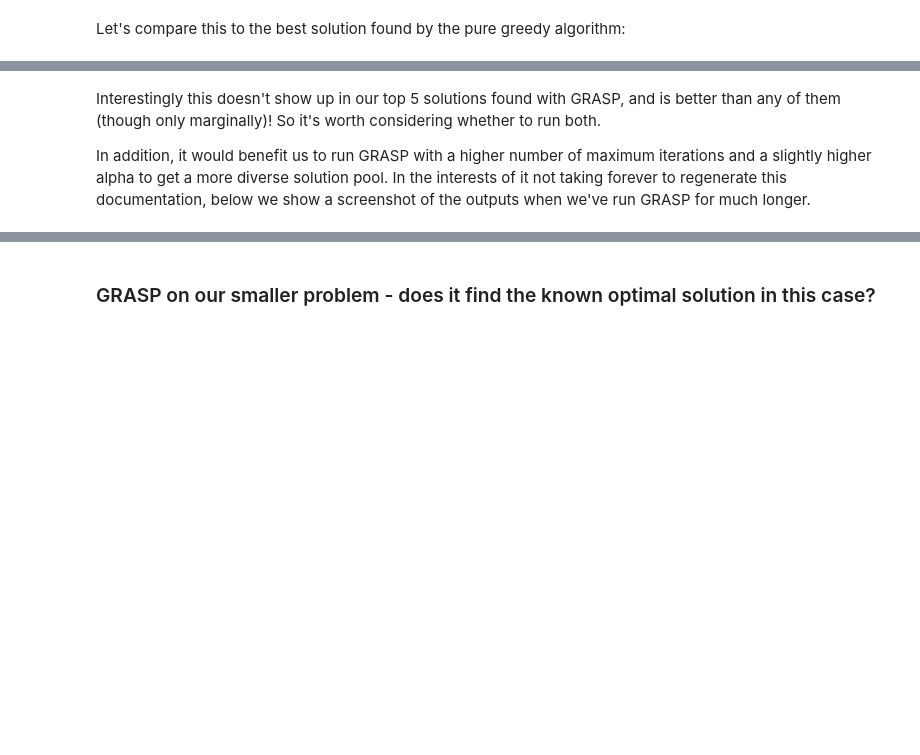
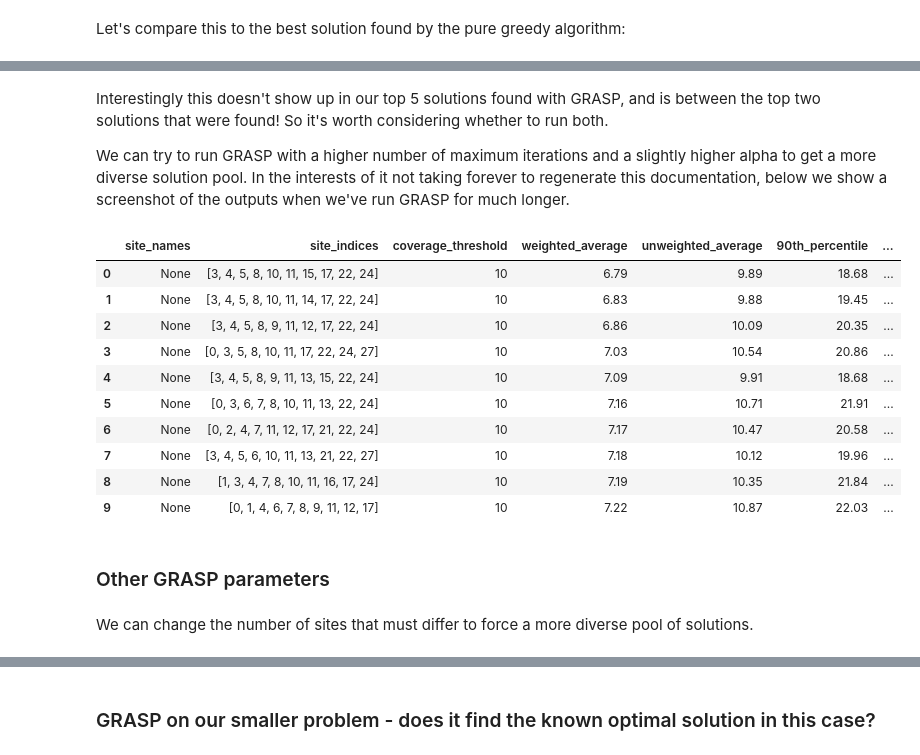
Before and after one commit to hsma-tools/lokigi, a Jupyter notebook: examples/location/greedy_and_grasp/greedy_and_grasp.ipynb, the cells around one changed output, grey strips where cells are left out. Cells and saved outputs as stored; diff of their text form; code cells hidden in the pictures; blank space fills up the shorter version.

```diff
--- a/examples/location/greedy_and_grasp/greedy_and_grasp.ipynb
+++ b/examples/location/greedy_and_grasp/greedy_and_grasp.ipynb
@@ -226,9 +230,27 @@ solution_greedy.show_solutions()
 # %% [markdown]
-Interestingly this doesn't show up in our top 5 solutions found with GRASP, and is better than any of them (though only marginally)! So it's worth considering whether to run both.
+Interestingly this doesn't show up in our top 5 solutions found with GRASP, and is between the top two solutions that were found! So it's worth considering whether to run both.
 
-In addition, it would benefit us to run GRASP with a higher number of maximum iterations and a slightly higher alpha to get a more diverse solution pool. In the interests of it not taking forever to regenerate this documentation, below we show a screenshot of the outputs when we've run GRASP for much longer.
+We can try to run GRASP with a higher number of maximum iterations and a slightly higher alpha to get a more diverse solution pool. In the interests of it not taking forever to regenerate this documentation, below we show a screenshot of the outputs when we've run GRASP for much longer.
 # %%
-# solution_grasp_big = problem.solve(
-#     p=10, search_strategy="grasp", threshold_for_coverage=10, grasp_alpha=0.6,
-#     grasp_max_attempts=5000, grasp_num_solutions=20
-#     )
+solution_grasp_big = problem.solve(
+    p=10, search_strategy="grasp", threshold_for_coverage=10, grasp_alpha=0.6,
+    grasp_max_attempts=50000, grasp_num_solutions=50
+    )
+# %%
+solution_grasp_big.show_solutions().head(10)
+# %% [output]
+|  | site_names | site_indices | coverage_threshold | weighted_average | unweighted_average | 90th_percentile | ... |
+| 0 | None | [3, 4, 5, 8, 10, 11, 15, 17, 22, 24] | 10 | 6.79 | 9.89 | 18.68 | ... |
+| 1 | None | [3, 4, 5, 8, 10, 11, 14, 17, 22, 24] | 10 | 6.83 | 9.88 | 19.45 | ... |
+| 2 | None | [3, 4, 5, 8, 9, 11, 12, 17, 22, 24] | 10 | 6.86 | 10.09 | 20.35 | ... |
+| 3 | None | [0, 3, 5, 8, 10, 11, 17, 22, 24, 27] | 10 | 7.03 | 10.54 | 20.86 | ... |
+| 4 | None | [3, 4, 5, 8, 9, 11, 13, 15, 22, 24] | 10 | 7.09 | 9.91 | 18.68 | ... |
+| 5 | None | [0, 3, 6, 7, 8, 10, 11, 13, 22, 24] | 10 | 7.16 | 10.71 | 21.91 | ... |
+| 6 | None | [0, 2, 4, 7, 11, 12, 17, 21, 22, 24] | 10 | 7.17 | 10.47 | 20.58 | ... |
+| 7 | None | [3, 4, 5, 6, 10, 11, 13, 21, 22, 27] | 10 | 7.18 | 10.12 | 19.96 | ... |
+| 8 | None | [1, 3, 4, 7, 8, 10, 11, 16, 17, 24] | 10 | 7.19 | 10.35 | 21.84 | ... |
+| 9 | None | [0, 1, 4, 6, 7, 8, 9, 11, 12, 17] | 10 | 7.22 | 10.87 | 22.03 | ... |
+# %% [markdown]
+### Other GRASP parameters
+# %% [markdown]
+We can change the number of sites that must differ to force a more diverse pool of solutions.
```
Also changed, not shown: parts of 20 cells of this notebook, 2 other files.
